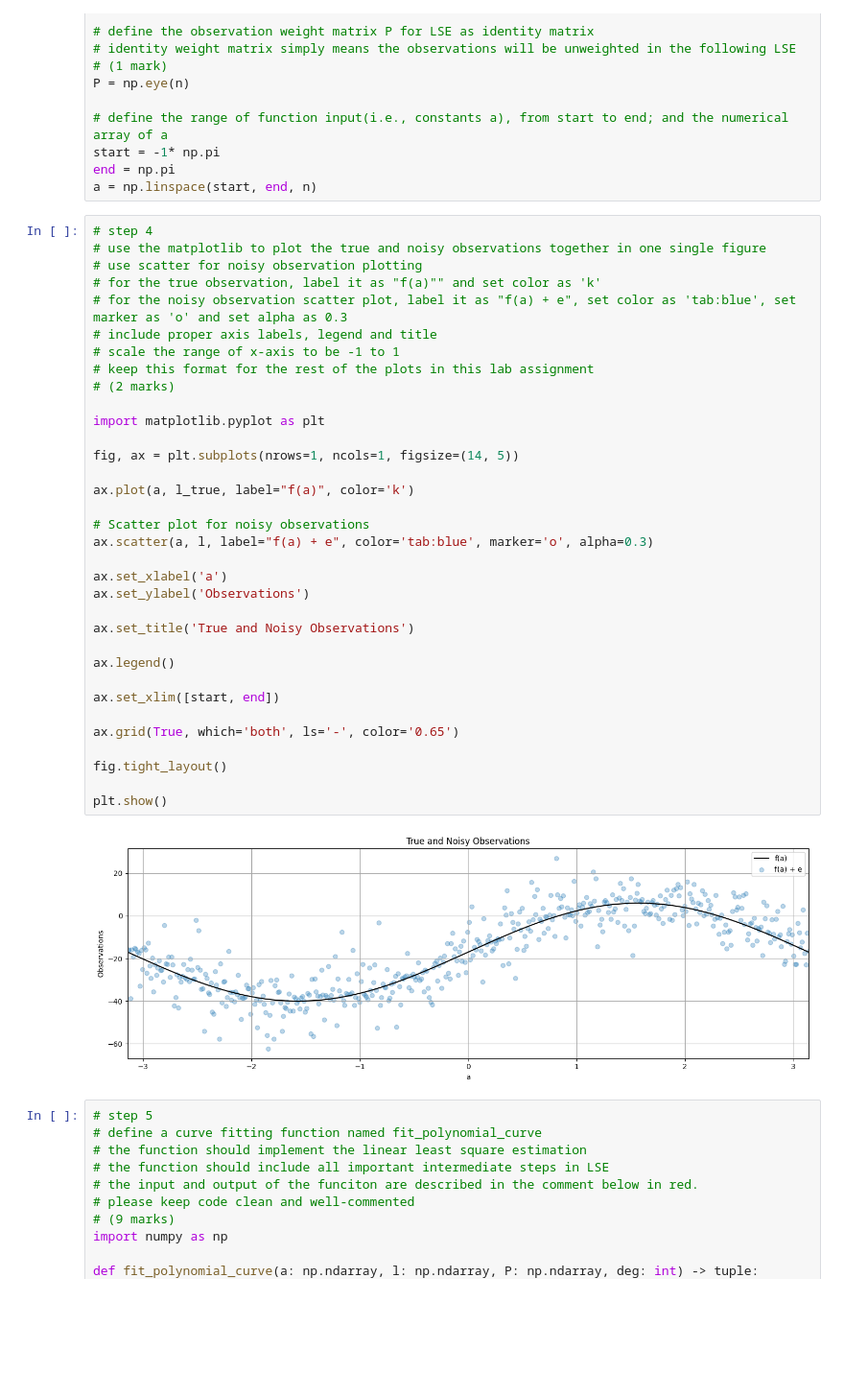
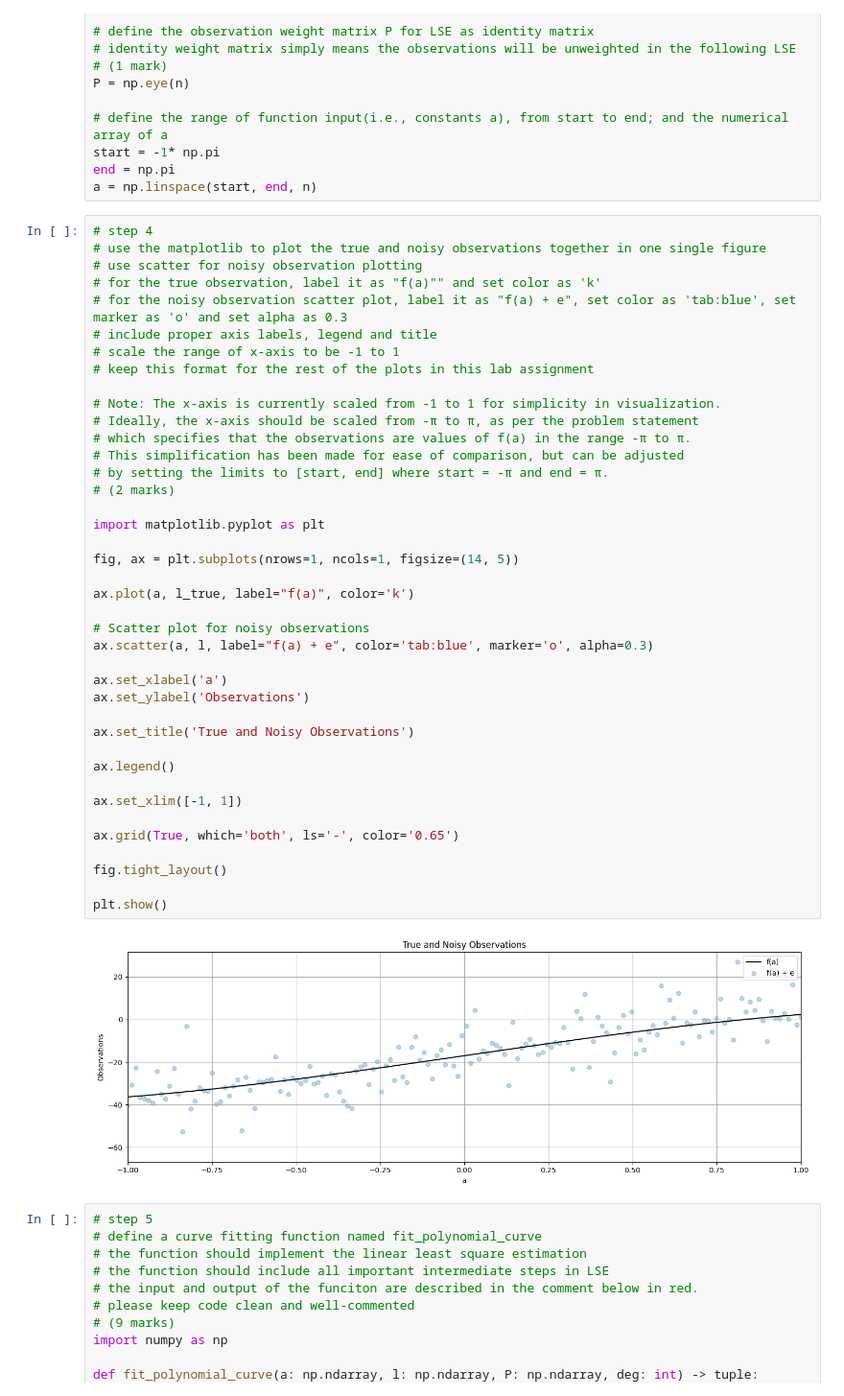
Before and after one commit to hnormanyo/engg680_2024_fall, a Jupyter notebook: Lab_Assignment2/Assignment2.ipynb, the cells around one changed output. Shown at 96% size. Saved outputs shown, nothing was run; the diff lists cells and outputs as text; blank space fills up the shorter version.

Commit message:
Range set back to -1 to 1, with a correction note

```diff
--- a/Lab_Assignment2/Assignment2.ipynb
+++ b/Lab_Assignment2/Assignment2.ipynb
@@ -65,35 +65,41 @@ a = np.linspace(start, end, n)
 # for the true observation, label it as "f(a)"" and set color as 'k'
 # for the noisy observation scatter plot, label it as "f(a) + e", set color as 'tab:blue', set marker as 'o' and set alpha as 0.3
 # include proper axis labels, legend and title
 # scale the range of x-axis to be -1 to 1
 # keep this format for the rest of the plots in this lab assignment
+
+# Note: The x-axis is currently scaled from -1 to 1 for simplicity in visualization.
+# Ideally, the x-axis should be scaled from -π to π, as per the problem statement
+# which specifies that the observations are values of f(a) in the range -π to π.
+# This simplification has been made for ease of comparison, but can be adjusted
+# by setting the limits to [start, end] where start = -π and end = π.
 # (2 marks)
 
 import matplotlib.pyplot as plt
 
 fig, ax = plt.subplots(nrows=1, ncols=1, figsize=(14, 5))
 
 ax.plot(a, l_true, label="f(a)", color='k')
 
 # Scatter plot for noisy observations
 ax.scatter(a, l, label="f(a) + e", color='tab:blue', marker='o', alpha=0.3)
 
 ax.set_xlabel('a')
 ax.set_ylabel('Observations')
 
 ax.set_title('True and Noisy Observations')
 
 ax.legend()
 
-ax.set_xlim([start, end])
+ax.set_xlim([-1, 1])
 
 ax.grid(True, which='both', ls='-', color='0.65')
 
 fig.tight_layout()
 
 plt.show()
 # %% [output]
-[figure, old version]
+[figure, new version]
 # %%
 # step 5
 # define a curve fitting function named fit_polynomial_curve
```
